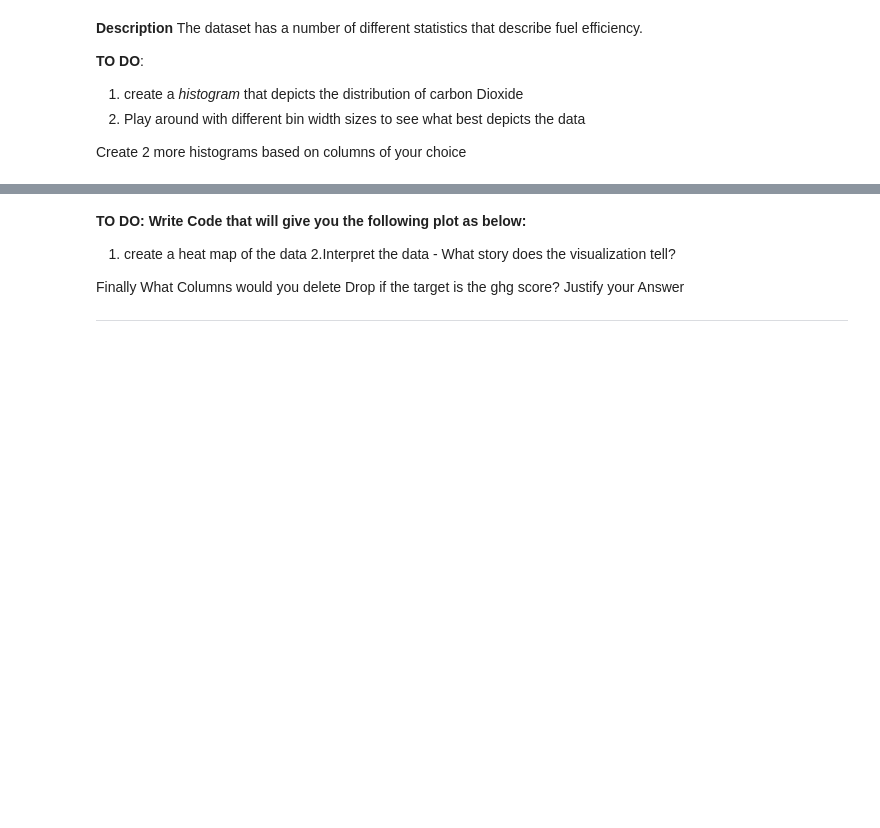
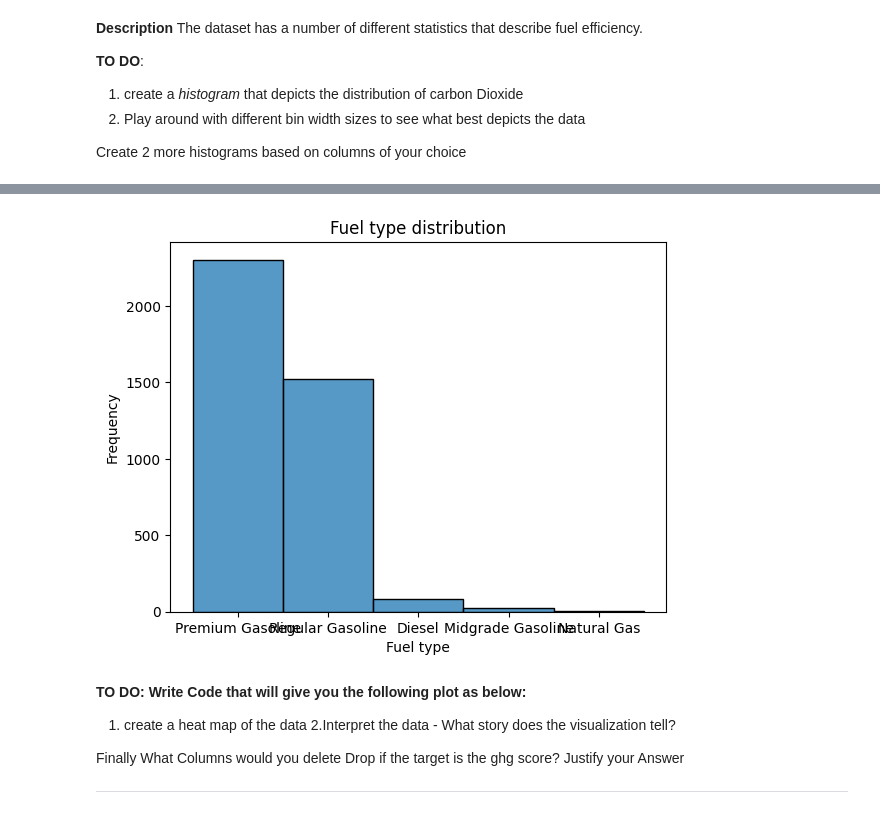
Before and after one commit to jefftrojan/math_for_ml, a Jupyter notebook: formative_one_visualization /visualizations_notebook/visualizations_notebook.ipynb, the cells around one changed output, grey strips where cells are left out. Drawn from its saved outputs; the diff is of its cells as text; code cells hidden in the pictures; blank space fills up the shorter version.

```diff
--- a/formative_one_visualization /visualizations_notebook/visualizations_notebook.ipynb
+++ b/formative_one_visualization /visualizations_notebook/visualizations_notebook.ipynb
@@ -49,3 +79,11 @@ Create 2 more histograms based on columns of your choice
+# %%
+sb.histplot(fuel_econ['fuelType'], bins='auto')
+plt.title('Fuel type distribution')
+plt.xlabel('Fuel type')
+plt.ylabel('Frequency')
+plt.show()
+# %% [output]
+[figure, added]
 # %% [markdown]
 **TO DO: Write Code that will give you the following plot as below:**
 
```
Also changed, not shown: parts of 8 cells of this notebook.
